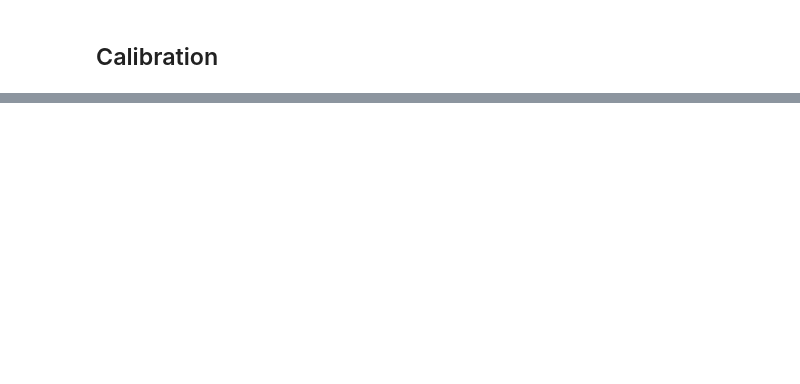
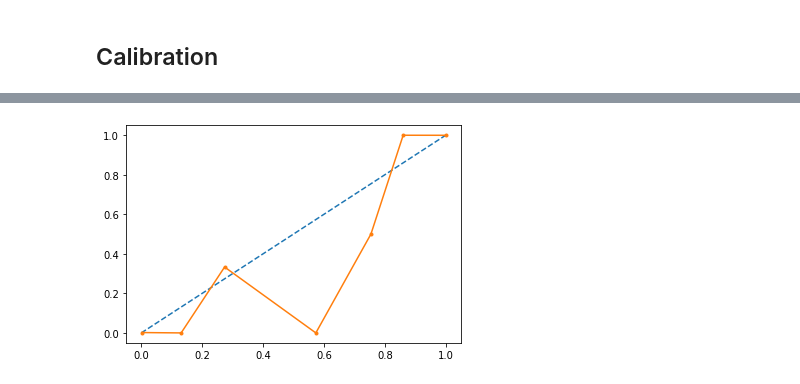
Before and after one commit to MarshallKrakauer/MovePrediction, a Jupyter notebook: ChessPrediction.ipynb, the cells around one changed output, grey strips where cells are left out. Cells and saved outputs as stored; diff of their text form; code cells hidden in the pictures; blank space fills up the shorter version.

```diff
--- a/ChessPrediction.ipynb
+++ b/ChessPrediction.ipynb
@@ -197,6 +200,14 @@ def analyze_accuracy(y_test, y_pred_prob, y_pred_class):
     plt.legend()
     # show the plot
     plt.show()
+# %%
+def plot_calibration(y_test, y_prob):
+    fop, mpv = calibration_curve(y_test,y_prob, n_bins=10, normalize=True)
+    # plot perfectly calibrated
+    plt.plot([0, 1], [0, 1], linestyle='--')
+    # plot model reliability
+    plt.plot(mpv, fop, marker='.')
+    plt.show()
 # %% [markdown]
 ## Model 1: Linear SVM
 # %%
@@ -275,3 +286,5 @@ Going to only look at kernel SVM, takes very long
 # %%
 params = {'C': [10 ** n for n in range(-1,3)],
-          'gamma' : [10 ** n for n in range(-2,2)]}
+        'gamma' : [10 ** n for n in range(-2,1)],
+        'kernel' : ['rbf']}
+params
@@ -278,8 +293,9 @@ params = {'C': [10 ** n for n in range(-1,3)],
 # %%
-from sklearn.model_selection import GridSearchCV
-grid_search_svc = GridSearchCV(estimator =SVC(kernel='rbf', random_state=0, probability = True),
-                          param_grid = params,
-                          cv = 5,
-                          scoring = 'neg_log_loss')
+grid_search_svc = GridSearchCV(estimator =SVC(random_state=0, probability = True),
+                        param_grid = params,
+                        cv = 4,
+                        scoring = 'neg_log_loss',
+                        n_jobs = -1,
+                        verbose = 4)
 # %%
 y_pred_class_cv, y_pred_prob_cv = get_predictions(grid_search_svc, X_train, y_train, X_test)
@@ -289,0 +327,6 @@ analyze_accuracy(y_test, y_pred_prob_cv, y_pred_class_cv)
+# %%
+from sklearn.calibration import calibration_curve
+
+plot_calibration(y_test, y_pred_prob_cv)
+# %% [output]
+[figure, added]
```
Also changed, not shown: parts of 18 cells of this notebook.
